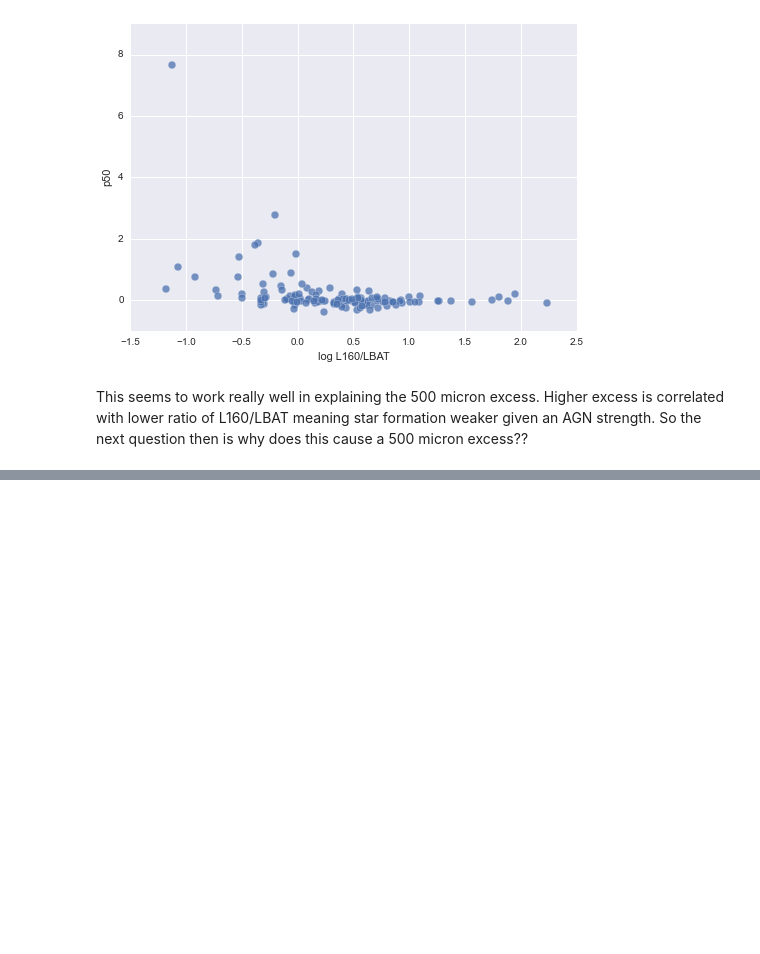
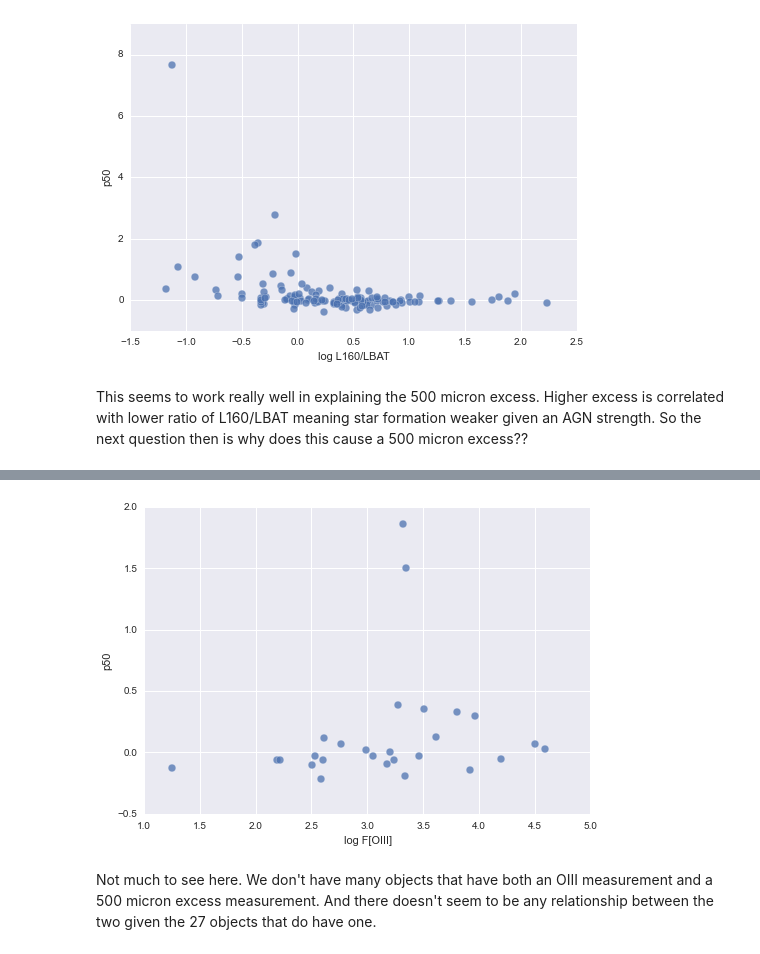
Before and after one commit to ttshimiz/spire-catalog-analysis, a Jupyter notebook: 500um-excess/examine-500um-excess-beta2-TwarmFree.ipynb, the cells around one changed output, grey strips where cells are left out. Saved outputs shown, nothing was run; the diff lists cells and outputs as text; code cells hidden in the pictures; blank space fills up the shorter version.

Commit message:
add OIII analysis

```diff
--- a/500um-excess/examine-500um-excess-beta2-TwarmFree.ipynb
+++ b/500um-excess/examine-500um-excess-beta2-TwarmFree.ipynb
@@ -286,0 +323,13 @@ This seems to work really well in explaining the 500 micron excess. Higher exces
+# %%
+# Create the OIII column in the data DataFrame
+data['F[OIII]'] = pd.Series(index=data.index)
+# %%
+# Loop over the sources that have SDSS IDs and find their OIII fluxes
+ossy_ids = ossy_data['SDSS_ID']
+for src in bat_sdss.index.values:
+
+    id  = str(long(bat_sdss.loc[src]['objid']))
+    ind = np.where(ossy_ids == id)
+    print src, id
+    if len(ind[0]) != 0:
+        data['F[OIII]'].loc[src] =  ossy_data['OIII_5006'][ind[0][0]]
@@ -286,0 +358,3 @@ This seems to work really well in explaining the 500 micron excess. Higher exces
+# %%
+bat_lines = pd.read_csv('/Users/ttshimiz/Github/bat-data/BAT_sdss_galspecline.csv', index_col=0)
+bat_lines
@@ -286,0 +381,3 @@ This seems to work really well in explaining the 500 micron excess. Higher exces
+# %%
+data['F[OIII]'] = bat_lines['oiii_flux']
+data['F[OIII]']
@@ -286,0 +402,7 @@ This seems to work really well in explaining the 500 micron excess. Higher exces
+# %%
+# plot the relationship between OIII flux and 500 micron excess
+fig_oiii = plot_relationship(data, 'F[OIII]', 'p50', logx=True)
+# %% [output]
+[figure, added]
+# %% [markdown]
+Not much to see here. We don't have many objects that have both an OIII measurement and a 500 micron excess measurement. And there doesn't seem to be any relationship between the two given the 27 objects that do have one.
```
Also changed, not shown: parts of 13 cells of this notebook.
